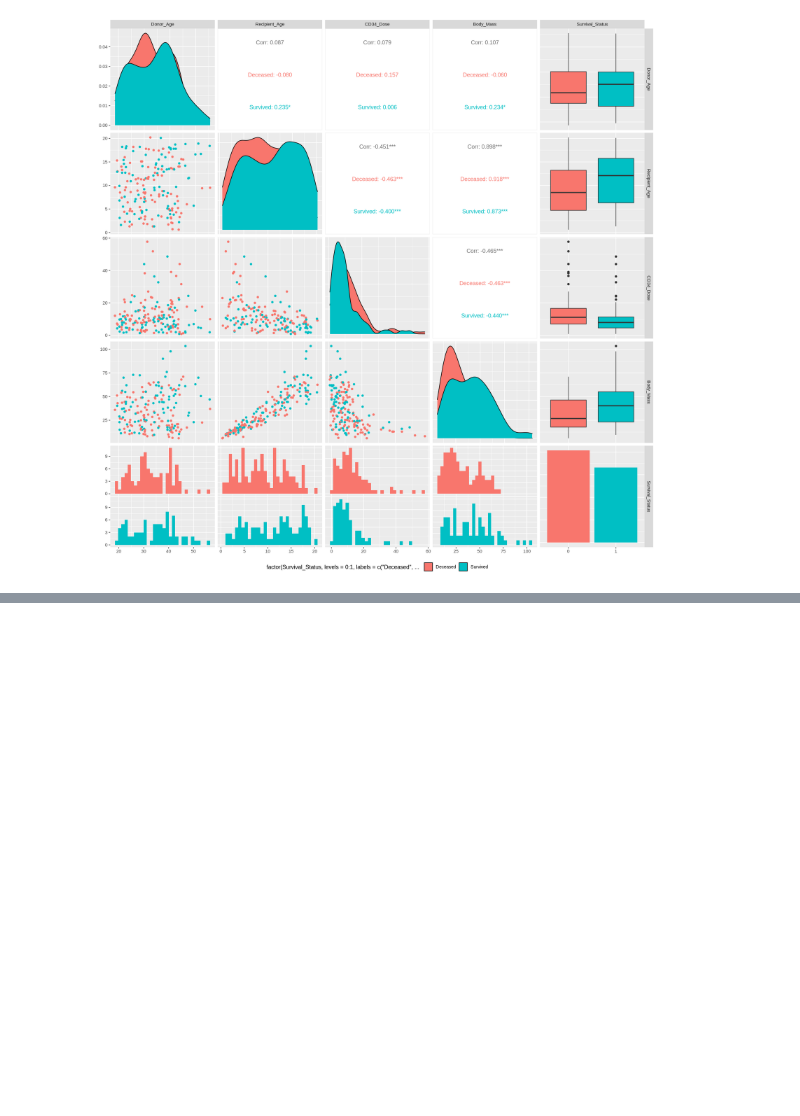
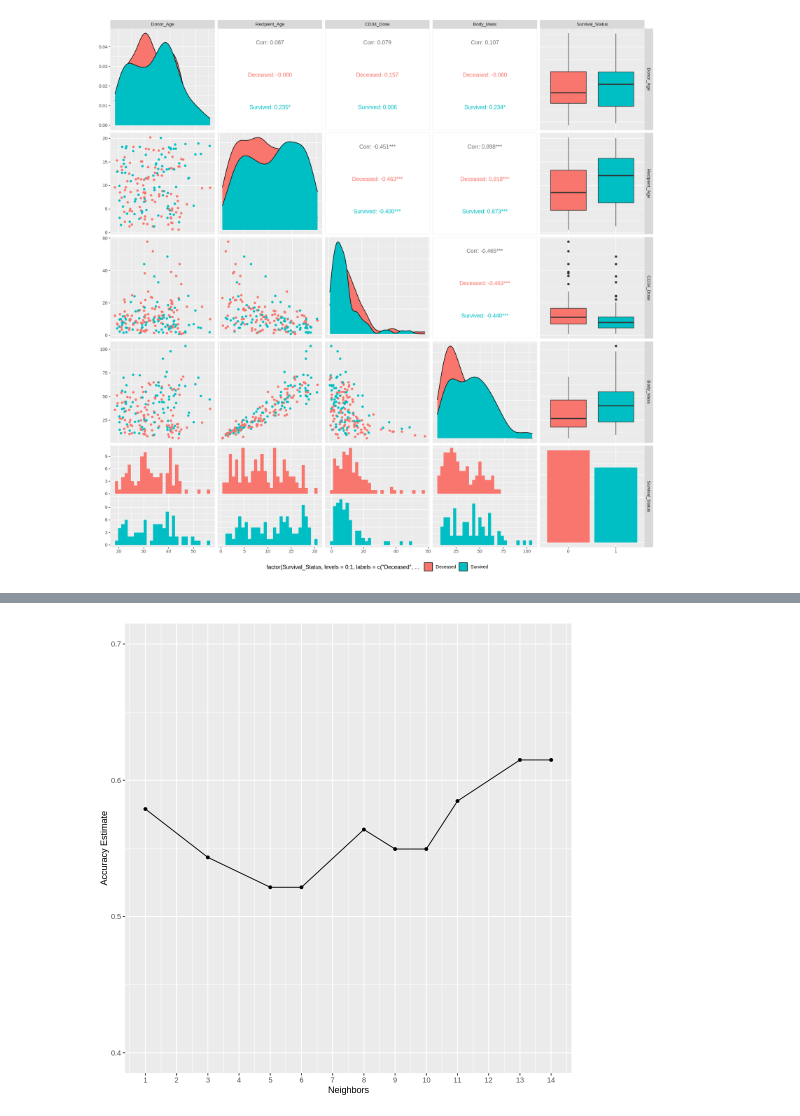
Before and after one commit to rishiiii3/dsci-100-2023S-group-67, a Jupyter notebook: Bone Marrow Analysis.ipynb, the cells around one changed output, grey strips where cells are left out. Drawn from its saved outputs; the diff is of its cells as text; code cells hidden in the pictures; blank space fills up the shorter version.

```diff
--- a/Bone Marrow Analysis.ipynb
+++ b/Bone Marrow Analysis.ipynb
@@ -211,0 +191,16 @@ Computational engine: kknn
+# %%
+knn_spec <- nearest_neighbor(weight_func = "rectangular", neighbors = tune()) |>
+      set_engine("kknn") |>
+      set_mode("classification")
+
+knn_recipe <- recipe(Survival_Status ~ CD34_Dose + Body_Mass + Donor_Age + Recipient_Age, data = bone_marrow_train) |>
+      step_scale(all_predictors()) |>
+      step_center(all_predictors())
+# %%
+knn_results <- workflow() |>
+  add_recipe(knn_recipe) |>
+  add_model(knn_spec) |>
+  tune_grid(resamples = bone_marrow_vfold, grid = 10) |>
+  collect_metrics()
+
+knn_results
@@ -211,0 +227,15 @@ Computational engine: kknn
+# %%
+options(repr.plot.width = 8, repr.plot.height = 8)
+accuracies <- knn_results |>
+       filter(.metric == "accuracy")
+
+accuracy_versus_k <- ggplot(accuracies, aes(x = neighbors, y = mean))+
+       geom_point() +
+       geom_line() +
+       labs(x = "Neighbors", y = "Accuracy Estimate") +
+       scale_x_continuous(breaks = seq(0, 15, by = 1)) +
+       scale_y_continuous(limits = c(0.4, 0.7))
+
+accuracy_versus_k
+# %% [output]
+[figure, added]
```
Also changed, not shown: parts of 13 cells of this notebook.
